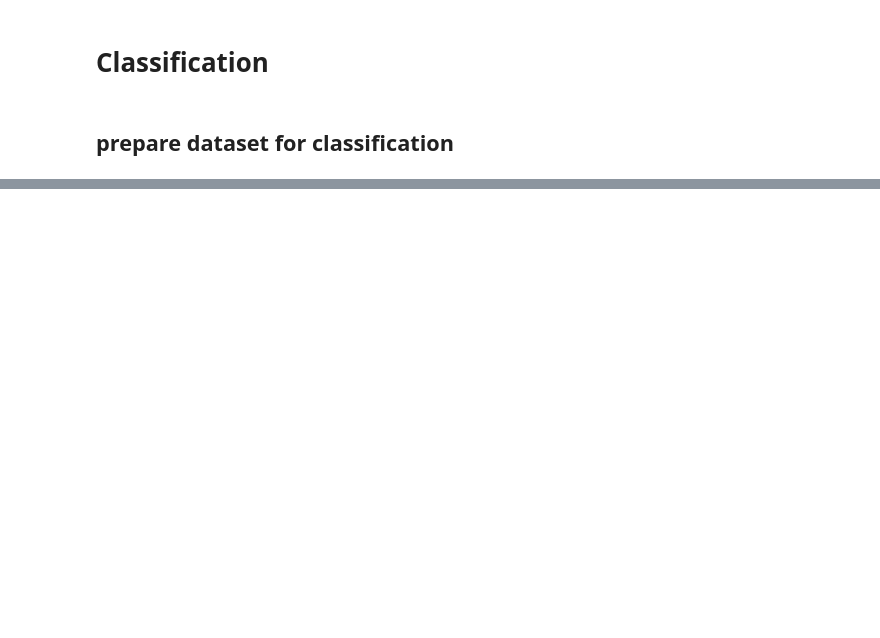
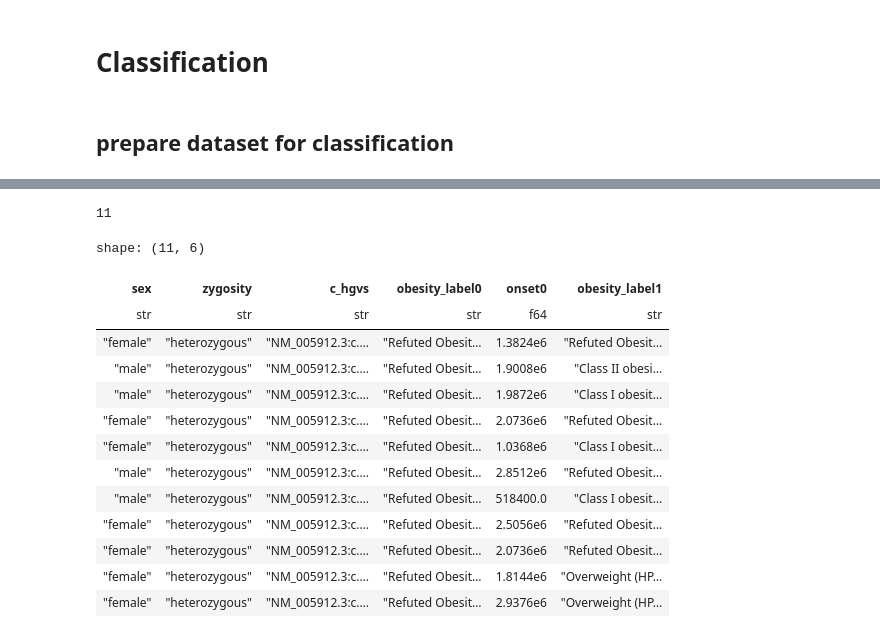
Before and after one commit to BIH-CEI/ERKER2Phenopackets, a Jupyter notebook: ERKER2Phenopackets/src/analysis/ml/analyse.ipynb, the cells around one changed output, grey strips where cells are left out. Cells and saved outputs as stored; diff of their text form; code cells hidden in the pictures; blank space fills up the shorter version.

```diff
--- a/ERKER2Phenopackets/src/analysis/ml/analyse.ipynb
+++ b/ERKER2Phenopackets/src/analysis/ml/analyse.ipynb
@@ -770,0 +936,24 @@ for name, model in models.items():
+# %%
+X = data.select(['sex', 'zygosity', 'c_hgvs', 'obesity_label0', 'onset0', 'obesity_label1'])
+X = X.filter((X['obesity_label0'] != 'Not recorded'))
+X = X.filter((X['obesity_label1'] != 'Not recorded'))
+
+print(X.height)
+
+X
+# %% [output]
+11
+shape: (11, 6)
+| sex | zygosity | c_hgvs | obesity_label0 | onset0 | obesity_label1 |
+| str | str | str | str | f64 | str |
+| "female" | "heterozygous" | "NM_005912.3:c.… | "Refuted Obesit… | 1.3824e6 | "Refuted Obesit… |
+| "male" | "heterozygous" | "NM_005912.3:c.… | "Refuted Obesit… | 1.9008e6 | "Class II obesi… |
+| "male" | "heterozygous" | "NM_005912.3:c.… | "Refuted Obesit… | 1.9872e6 | "Class I obesit… |
+| "female" | "heterozygous" | "NM_005912.3:c.… | "Refuted Obesit… | 2.0736e6 | "Refuted Obesit… |
+| "female" | "heterozygous" | "NM_005912.3:c.… | "Refuted Obesit… | 1.0368e6 | "Class I obesit… |
+| "male" | "heterozygous" | "NM_005912.3:c.… | "Refuted Obesit… | 2.8512e6 | "Refuted Obesit… |
+| "male" | "heterozygous" | "NM_005912.3:c.… | "Refuted Obesit… | 518400.0 | "Class I obesit… |
+| "female" | "heterozygous" | "NM_005912.3:c.… | "Refuted Obesit… | 2.5056e6 | "Refuted Obesit… |
+| "female" | "heterozygous" | "NM_005912.3:c.… | "Refuted Obesit… | 2.0736e6 | "Refuted Obesit… |
+| "female" | "heterozygous" | "NM_005912.3:c.… | "Refuted Obesit… | 1.8144e6 | "Overweight (HP… |
+| "female" | "heterozygous" | "NM_005912.3:c.… | "Refuted Obesit… | 2.9376e6 | "Overweight (HP… |
```
Also changed, not shown: parts of 26 cells of this notebook, 2 other files.
